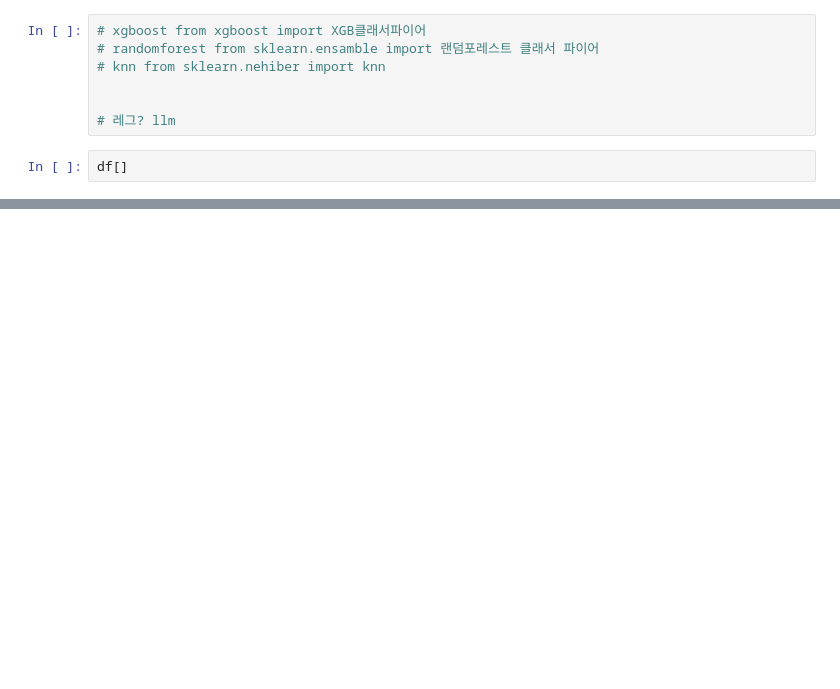
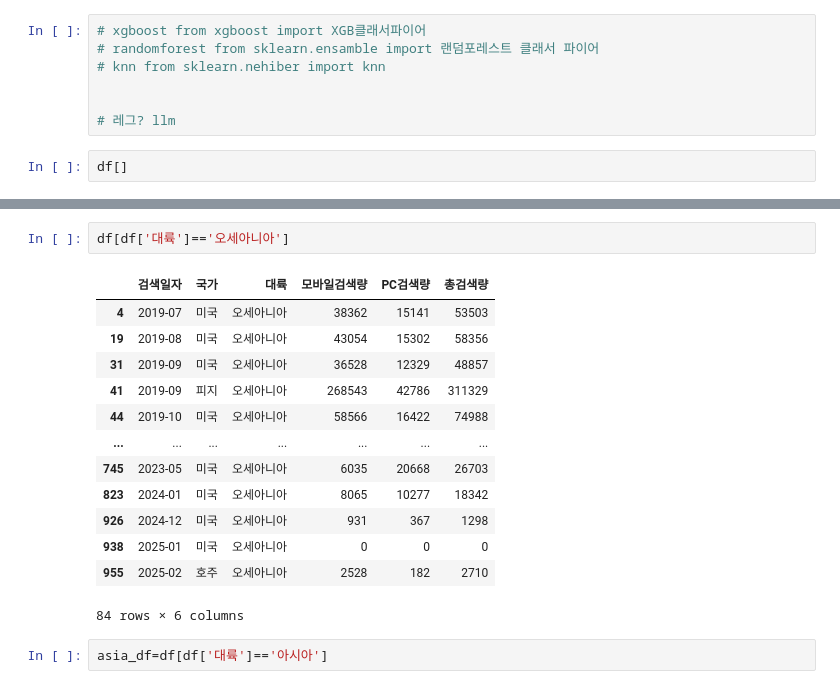
Before and after one commit to choeyeonu2411/travel-app, a Jupyter notebook: travel2.ipynb, the cells around one changed output, grey strips where cells are left out. Cells and saved outputs as stored; diff of their text form; blank space fills up the shorter version.

```diff
--- a/travel2.ipynb
+++ b/travel2.ipynb
@@ -32,0 +105,18 @@ df[]
+# %%
+df[df['대륙']=='오세아니아']
+# %% [output]
+|  | 검색일자 | 국가 | 대륙 | 모바일검색량 | PC검색량 | 총검색량 |
+| 4 | 2019-07 | 미국 | 오세아니아 | 38362 | 15141 | 53503 |
+| 19 | 2019-08 | 미국 | 오세아니아 | 43054 | 15302 | 58356 |
+| 31 | 2019-09 | 미국 | 오세아니아 | 36528 | 12329 | 48857 |
+| 41 | 2019-09 | 피지 | 오세아니아 | 268543 | 42786 | 311329 |
+| 44 | 2019-10 | 미국 | 오세아니아 | 58566 | 16422 | 74988 |
+| ... | ... | ... | ... | ... | ... | ... |
+| 745 | 2023-05 | 미국 | 오세아니아 | 6035 | 20668 | 26703 |
+| 823 | 2024-01 | 미국 | 오세아니아 | 8065 | 10277 | 18342 |
+| 926 | 2024-12 | 미국 | 오세아니아 | 931 | 367 | 1298 |
+| 938 | 2025-01 | 미국 | 오세아니아 | 0 | 0 | 0 |
+| 955 | 2025-02 | 호주 | 오세아니아 | 2528 | 182 | 2710 |
+84 rows × 6 columns
+# %%
+asia_df=df[df['대륙']=='아시아']
```
Also changed, not shown: parts of 22 cells of this notebook, 3 other files.
